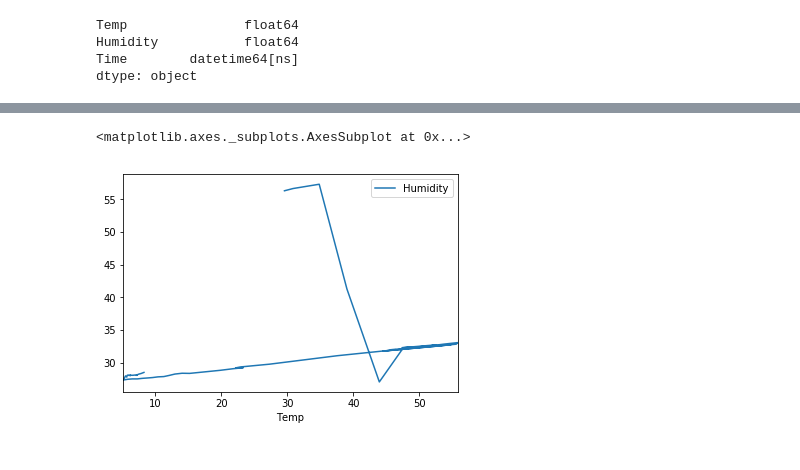
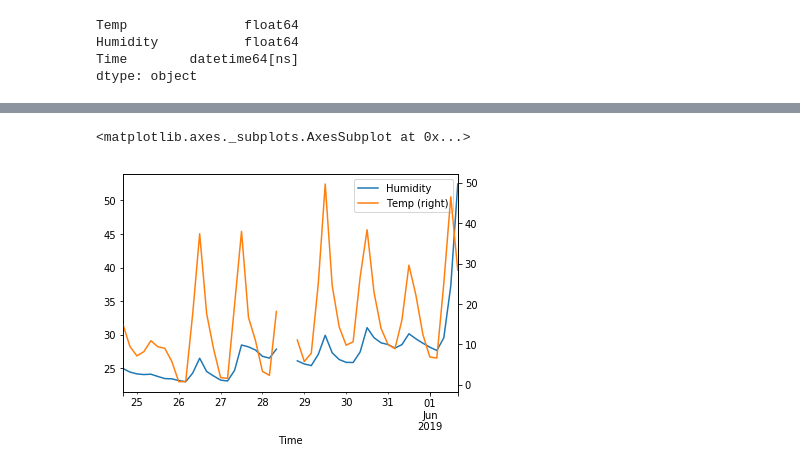
Before and after one commit to tarkus1/irrigation, a Jupyter notebook: moisture.ipynb, the cells around one changed output, grey strips where cells are left out. Drawn from its saved outputs; the diff is of its cells as text; code cells hidden in the pictures.

```diff
--- a/moisture.ipynb
+++ b/moisture.ipynb
@@ -52,6 +52,7 @@ hourly['2019-06':].Temp.plot(secondary_y=True,legend=True)
-# %%
-hourly['2019-06':].plot(x='Temp', y='Humidity')
-# hourly.plot(x='Temp', y='Humidity')
-# %% [output]
-<matplotlib.axes._subplots.AxesSubplot at 0x...>
-[figure, removed]
+# %%
+hourly = moist.resample('4H').mean()
+hourly['2019-04':].Humidity.plot(legend=True)
+hourly['2019-04':].Temp.plot(secondary_y=True,legend=True)
+# %% [output]
+<matplotlib.axes._subplots.AxesSubplot at 0x...>
+[figure, added]
```
Also changed, not shown: parts of 3 cells of this notebook, 3 other files.
